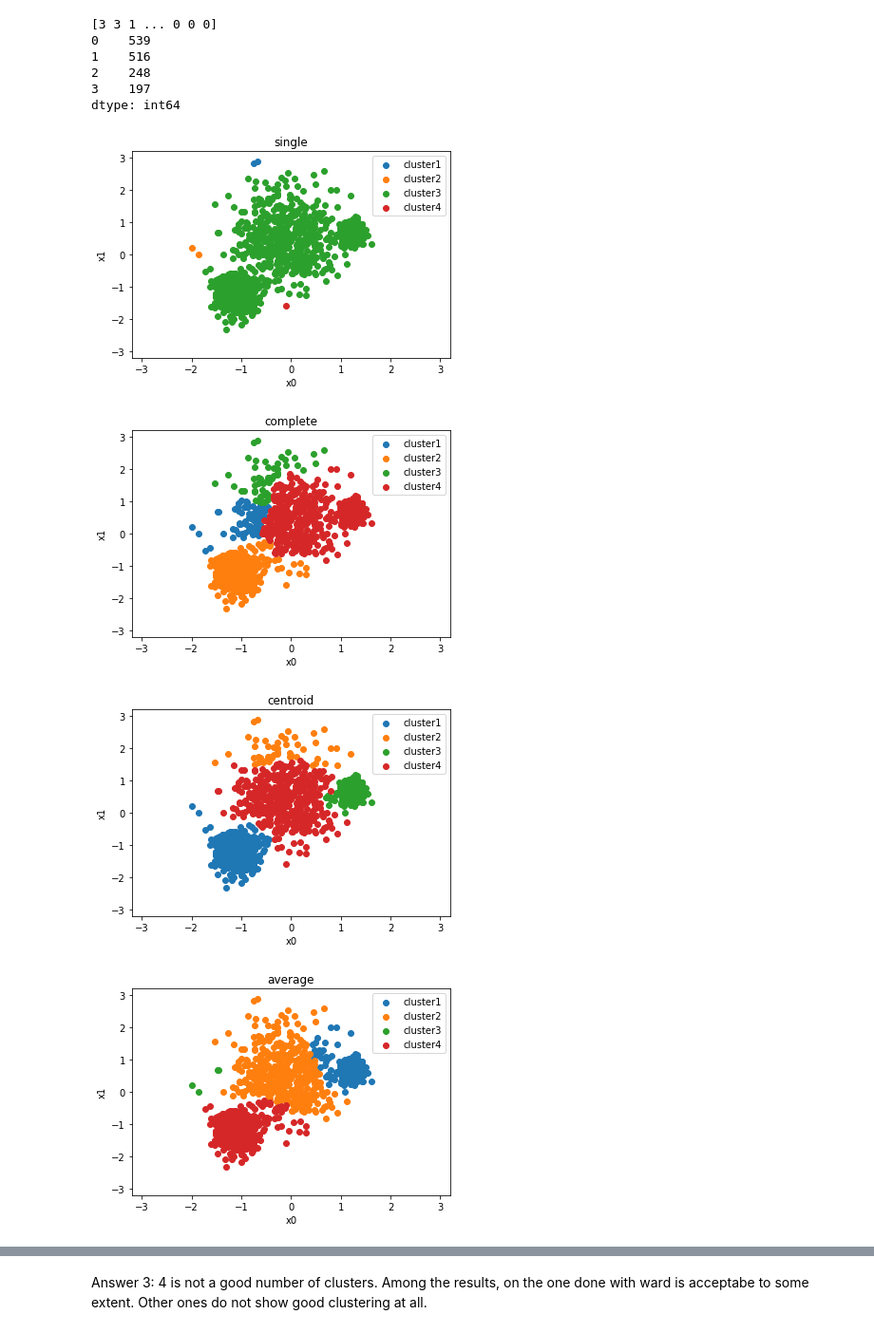
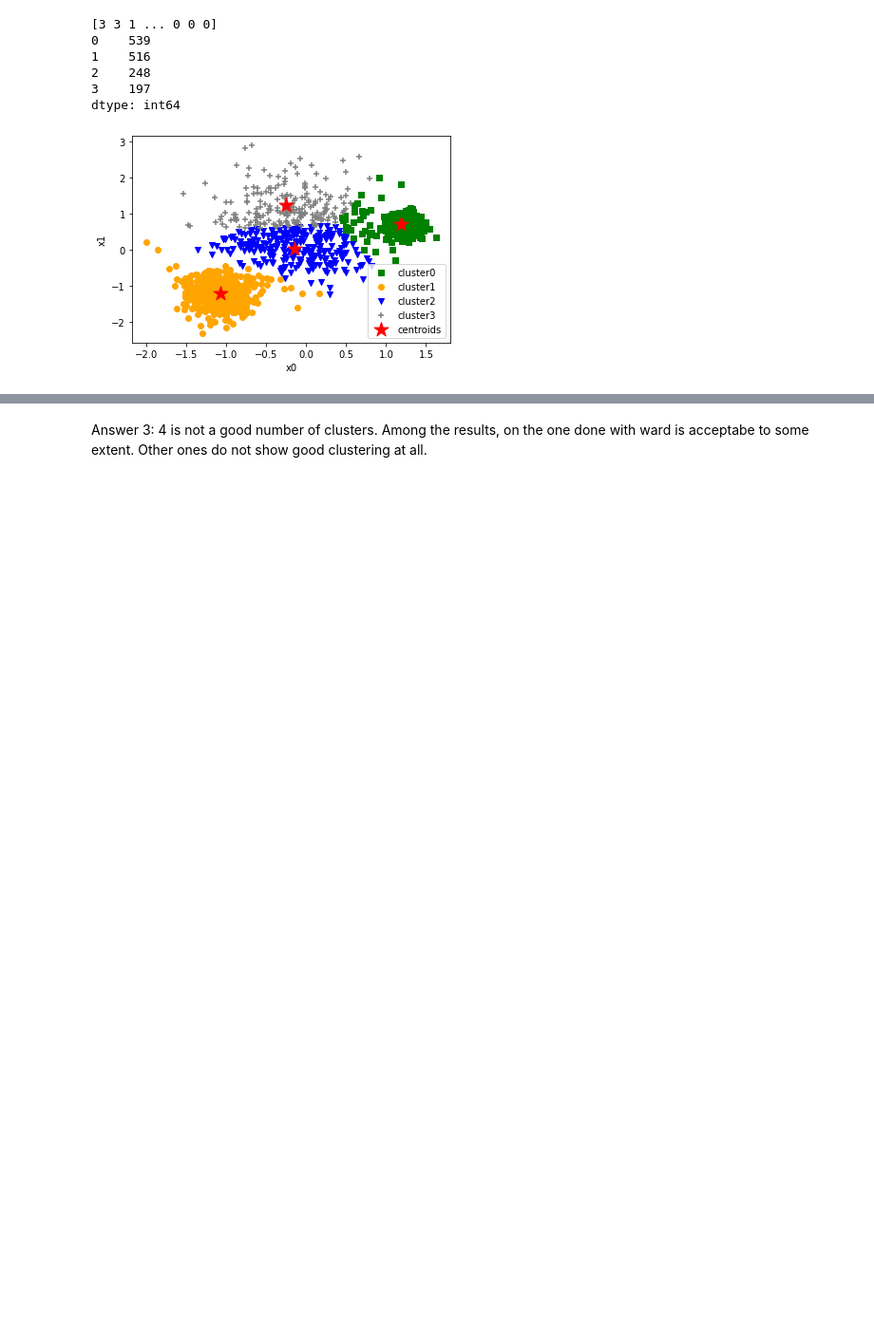
Before and after one commit to megarazor/INIAD_4, a Jupyter notebook: ds2021/AI/ai-06/ai-06-assign1.ipynb, the cells around one changed output, grey strips where cells are left out. Shown at 95% size. Drawn from its saved outputs; the diff is of its cells as text; code cells hidden in the pictures; blank space fills up the shorter version.

```diff
--- a/ds2021/AI/ai-06/ai-06-assign1.ipynb
+++ b/ds2021/AI/ai-06/ai-06-assign1.ipynb
@@ -98,23 +98,20 @@ print(pd.Series(cls).value_counts())
 3    197
 dtype: int64
 # %%
-n_clusters = 4
-for lin in ['single', 'complete', 'centroid', 'average', 'ward']:
-    Z = linkage(df, method=lin, metric='euclidean')
-    cls = fcluster(Z, n_clusters, criterion='maxclust')
-    for i in range(1, n_clusters+1):
-        df_cls = df[ cls==i ]
-        plt.title(lin)
-        plt.scatter(df_cls['x0'], df_cls['x1'],
-                    label='cluster{}'.format(i))
-    plt.xlim(-3.2, 3.2)
-    plt.ylim(-3.2, 3.2)
-    plt.xlabel('x0')
-    plt.ylabel('x1')
-    plt.legend()
-    plt.show()
+colors = ['green', 'orange', 'blue', 'gray']
+markers = ['s', 'o', 'v', '+']
+for i in range(n_cls):
+    df_cls = df[ cls==i ]
+    plt.scatter(df_cls['x0'], df_cls['x1'],
+                c=colors[i], marker=markers[i],
+                label='cluster{}'.format(i))
+plt.scatter(km.cluster_centers_[:, 0],
+            km.cluster_centers_[:, 1],
+            s=250, marker='*', c='red',
+            label='centroids')
+plt.xlabel('x0')
+plt.ylabel('x1')
+plt.legend()
+plt.show()
 # %% [output]
-[figure, old version]
+[figure, new version]
-[figure, removed]
-[figure, removed]
-[figure, removed]
```
Also changed, not shown: parts of 2 cells of this notebook, 19 other files.
